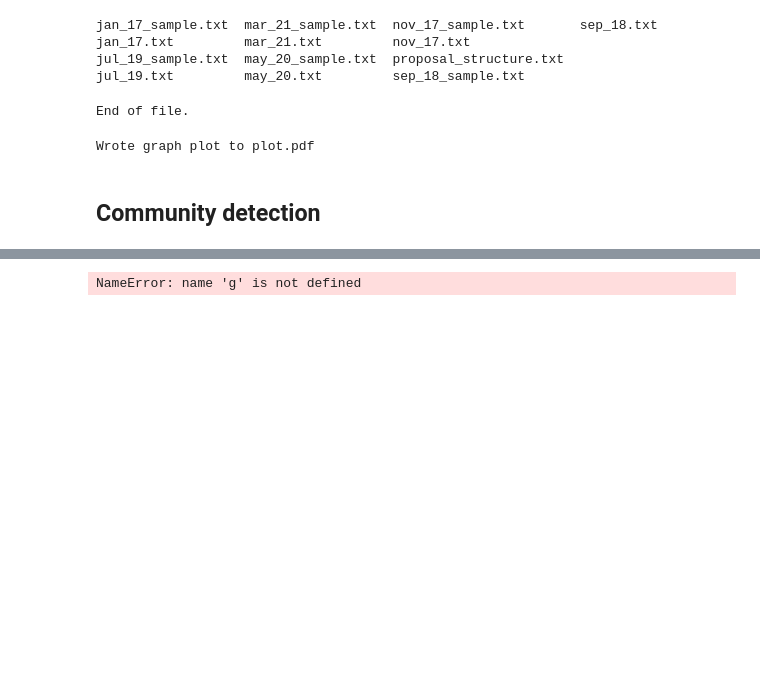
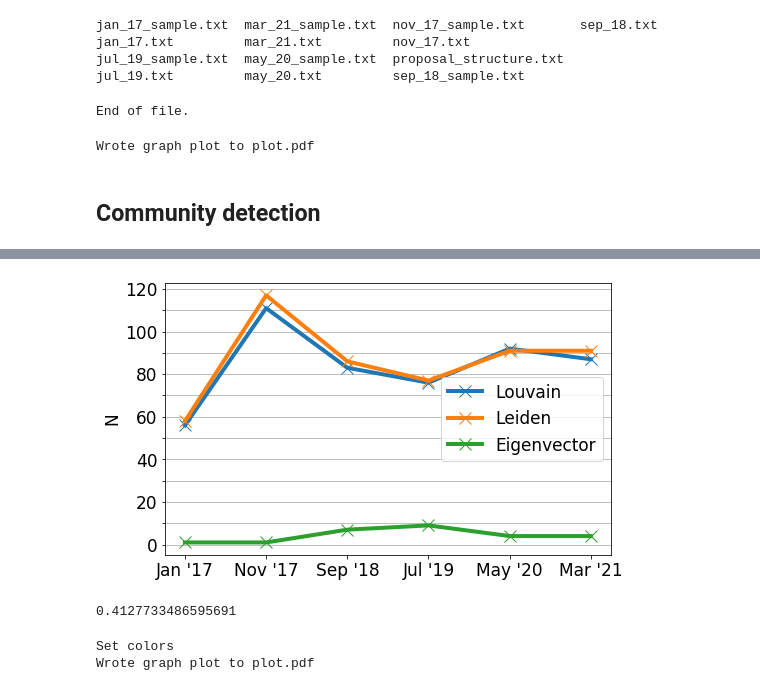
Before and after one commit to QuintenBruynseraede/ALSSN, a Jupyter notebook: code/clustering.ipynb, the cells around one changed output, grey strips where cells are left out. Drawn from its saved outputs; the diff is of its cells as text; code cells hidden in the pictures; blank space fills up the shorter version.

```diff
--- a/code/clustering.ipynb
+++ b/code/clustering.ipynb
@@ -142,17 +175,56 @@ NameError: name 'Graph' is not defined
+# %%
+plt.rcParams.update({'font.size': 17})
+plt.plot(range(6),num_louvain,linestyle="-",marker="x",linewidth=4,markersize=12)
+plt.plot(range(6),num_leiden,linestyle="-",marker="x",linewidth=4,markersize=12)
+plt.plot(range(6),num_eigenvector,linestyle="-",marker="x",linewidth=4,markersize=12)
+plt.legend(labels=["Louvain","Leiden","Eigenvector"])
+plt.xticks(range(6),["Jan '17", "Nov '17", "Sep '18", "Jul '19", "May '20", "Mar '21"])
+plt.ylabel("N")
+plt.yticks(range(0,130,10),[str(x) if x%20==0 else "" for x in range(0,130,10) ])
+plt.grid(axis="y")
+f = plt.gcf()
+f.set_size_inches(8,5)
+plt.savefig("plots/clusters_num.pdf",bbox_inches="tight")
+# %% [output]
+[figure, added]
+# %%
+lead = g.community_leading_eigenvector(clusters=90)
+print(lead.modularity)
+# %% [output]
+0.4127733486595691
 # %%
-# Visualize clusters in different colors
-layout = g.layout(layout='lgl')
+# # Visualize clusters in different colors
+# g = Graph.Read_Ncol("snapshots/mar_21_sample.txt", directed=True)
+
+# leiden = g.as_undirected().community_leiden(objective_function="modularity",n_iterations=2,resolution_parameter=1)
+# print(len(leiden))
+# print(leiden.modularity)
+
+# layout = g.layout(layout='lgl')
+
 visual_style = {}
 
-visual_style["vertex_size"] = [0.1]
-visual_style["edge_width"] = [0.1]
-visual_style["edge_width"] = [3]
-visual_style["edge_arrow_size"] = 0.2
+import random
+cols = []
+for x in range(10):
+    cols.append("rgba({},{},{},255)".format(round(random.random()*255),round(random.random()*255),round(random.random()*255)))
+
+for i in range(10):
+    for n in list(reversed(sorted(leiden,key=lambda l:len(l))))[i]:
+        g.vs()[n]["color"] = cols[i]
+
+print("Set colors")
+visual_style["vertex_size"] = [10]
+visual_style["edge_width"] = [0.01]
+# visual_style["edge_width"] = [3]
+visual_style["edge_arrow_size"] = 0.0001
 visual_style["layout"] = layout
-visual_style["bbox"] = (10000, 10000)
+visual_style["bbox"] = (1000, 1000)
 visual_style["margin"] = 40
 #mark_groups = lead or walktrap_cl or communities
-plot(only_whales_subgraph,**visual_style, target='plots/plot.pdf',edge_color="rgba(0,0,0,0.1)",mark_groups=lead)
+# plot(g,**visual_style, target='plots/plot.pdf',edge_color="rgba(0,0,0,0.1)",mark_groups=lvn)
+plot(g,**visual_style, target='plots/plot.pdf',edge_color="rgba(0,0,0,0)")
 print("Wrote graph plot to plot.pdf")
 # %% [output]
-NameError: name 'g' is not defined
+Set colors
+Wrote graph plot to plot.pdf
```
Also changed, not shown: parts of 3 cells of this notebook.
